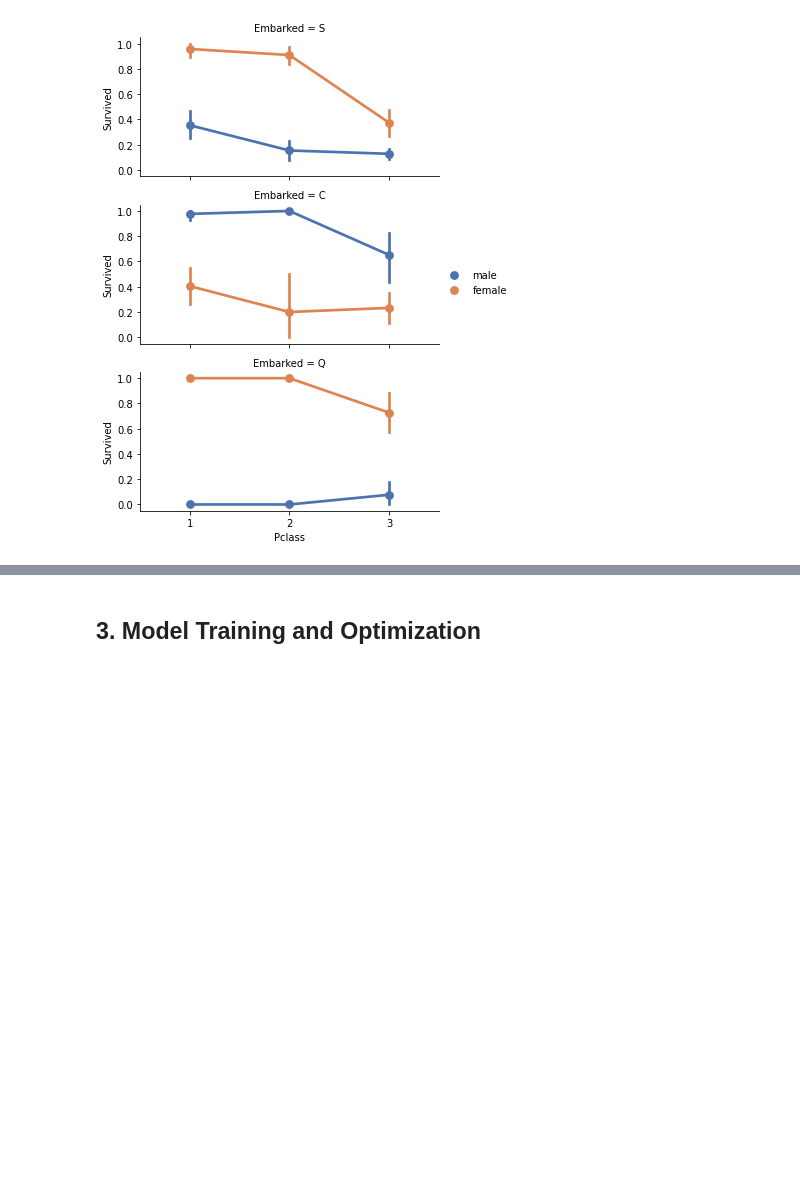
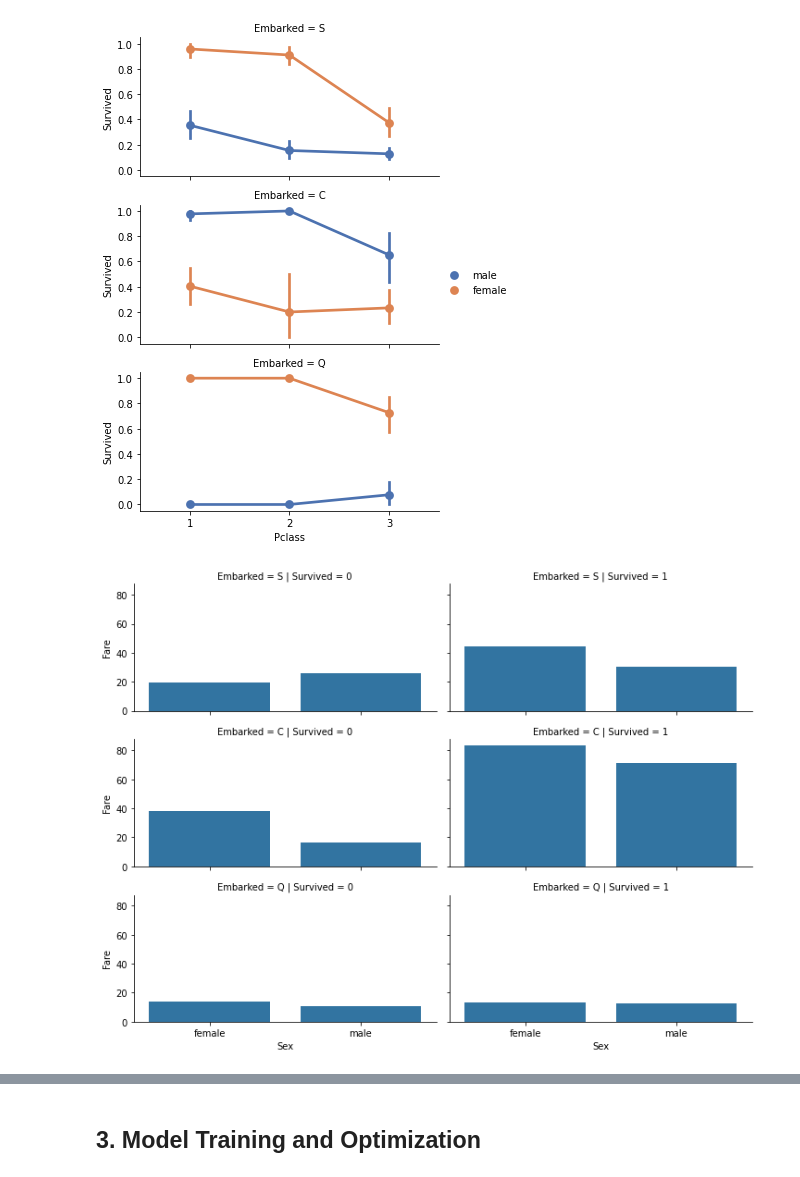
Before and after one commit to MohammadB88/kaggle, a Jupyter notebook: titanic/main.ipynb, the cells around one changed output, grey strips where cells are left out. Saved outputs shown, nothing was run; the diff lists cells and outputs as text; code cells hidden in the pictures; blank space fills up the shorter version.

```diff
--- a/titanic/main.ipynb
+++ b/titanic/main.ipynb
@@ -207,3 +214,10 @@ grid.map(sns.pointplot, 'Pclass','Survived', 'Sex', palette='deep')
 grid.add_legend();
 # %% [output]
 [figure]
+# %%
+# Feature 4 (Fare):
+grid = sns.FacetGrid(train_data, row='Embarked', col='Survived', size=2.5, aspect=2)
+grid.map(sns.barplot, 'Sex', 'Fare', ci=None)
+grid.add_legend();
+# %% [output]
+[figure, added]
```
Also changed, not shown: parts of 6 cells of this notebook.
